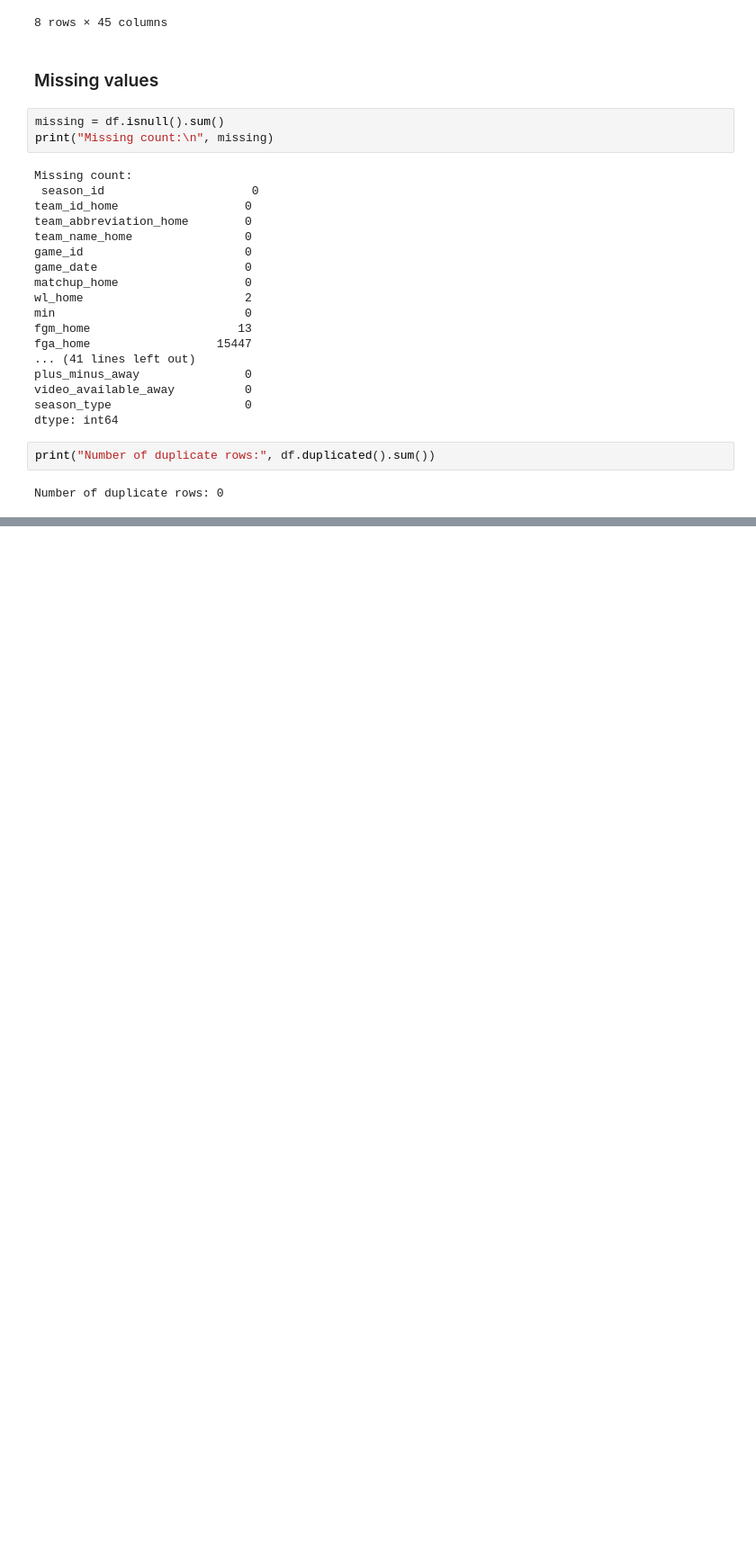
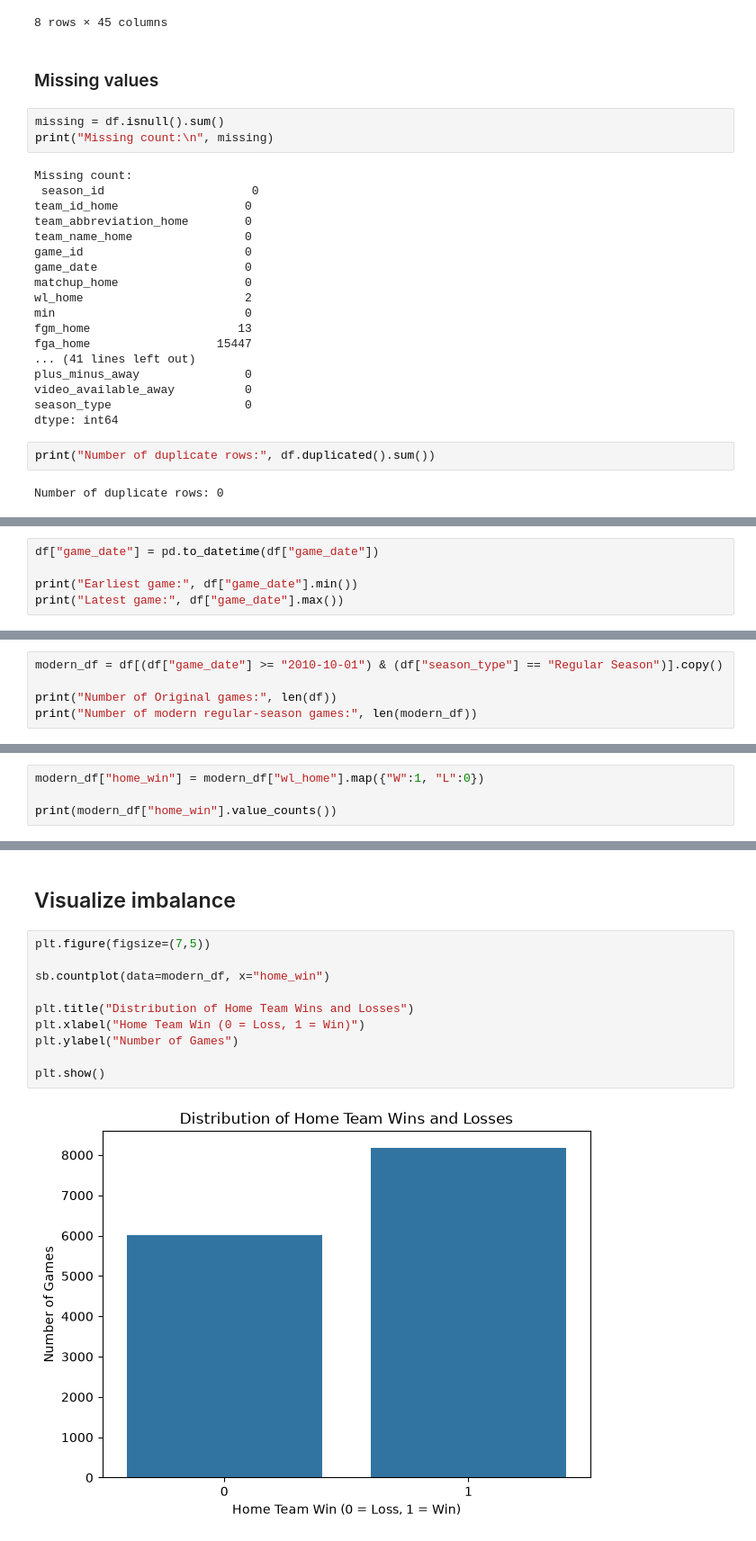
Before and after one commit to Gnot727/NBA-Prediction, a Jupyter notebook: notebooks/01_data_exploration.ipynb, the cells around one changed output, grey strips where cells are left out. Shown at 90% size. Drawn from its saved outputs; the diff is of its cells as text; blank space fills up the shorter version.

Commit message:
Data exploration for game.csv complete

```diff
--- a/notebooks/01_data_exploration.ipynb
+++ b/notebooks/01_data_exploration.ipynb
@@ -112,0 +117,5 @@ Number of duplicate rows: 0
+# %%
+df["game_date"] = pd.to_datetime(df["game_date"])
+
+print("Earliest game:", df["game_date"].min())
+print("Latest game:", df["game_date"].max())
@@ -112,0 +143,5 @@ Number of duplicate rows: 0
+# %%
+modern_df = df[(df["game_date"] >= "2010-10-01") & (df["season_type"] == "Regular Season")].copy()
+
+print("Number of Original games:", len(df))
+print("Number of modern regular-season games:", len(modern_df))
@@ -112,0 +181,4 @@ Number of duplicate rows: 0
+# %%
+modern_df["home_win"] = modern_df["wl_home"].map({"W":1, "L":0})
+
+print(modern_df["home_win"].value_counts())
@@ -112,0 +201,14 @@ Number of duplicate rows: 0
+# %% [markdown]
+## Visualize imbalance
+# %%
+plt.figure(figsize=(7,5))
+
+sb.countplot(data=modern_df, x="home_win")
+
+plt.title("Distribution of Home Team Wins and Losses")
+plt.xlabel("Home Team Win (0 = Loss, 1 = Win)")
+plt.ylabel("Number of Games")
+
+plt.show()
+# %% [output]
+[figure, added]
```
Also changed, not shown: parts of 31 cells of this notebook.
